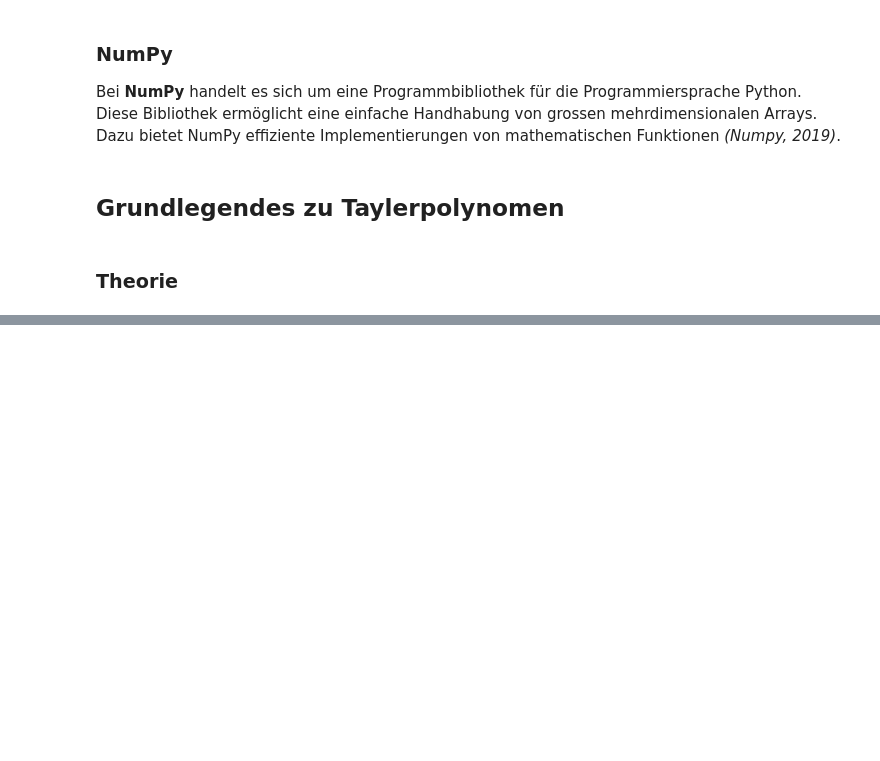
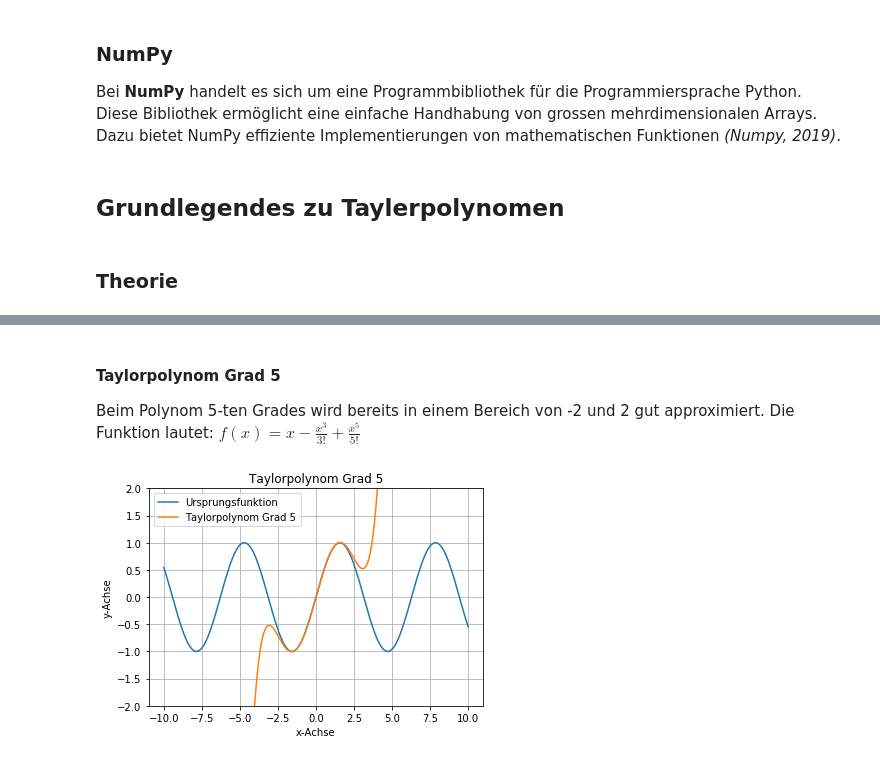
Before and after one commit to cheorges/Analysis-With-Python, a Jupyter notebook: Taylorpolynome.ipynb, the cells around one changed output, grey strips where cells are left out. Cells and saved outputs as stored; diff of their text form; code cells hidden in the pictures; blank space fills up the shorter version.

```diff
--- a/Taylorpolynome.ipynb
+++ b/Taylorpolynome.ipynb
@@ -60,0 +163,7 @@ latest/tutorial.html
+# %% [markdown]
+#### Taylorpolynom Grad 5
+Beim Polynom 5-ten Grades wird bereits in einem Bereich von -2 und 2 gut approximiert. Die Funktion lautet: $f(x)=x-\frac{x^3}{3!}+\frac{x^5}{5!}$
+# %%
+zeichne_taylorpolynom(f, start, ende, x0, 5)
+# %% [output]
+[figure, added]
```
Also changed, not shown: parts of 19 cells of this notebook, 1 other file.
